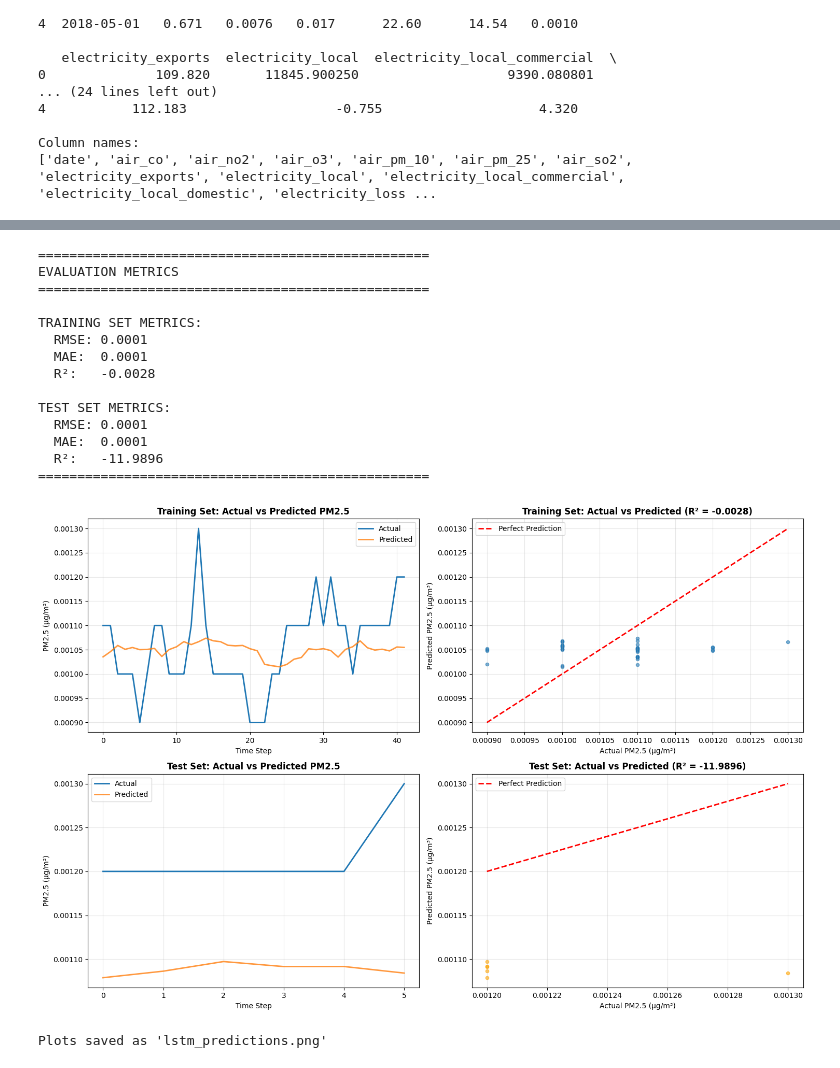
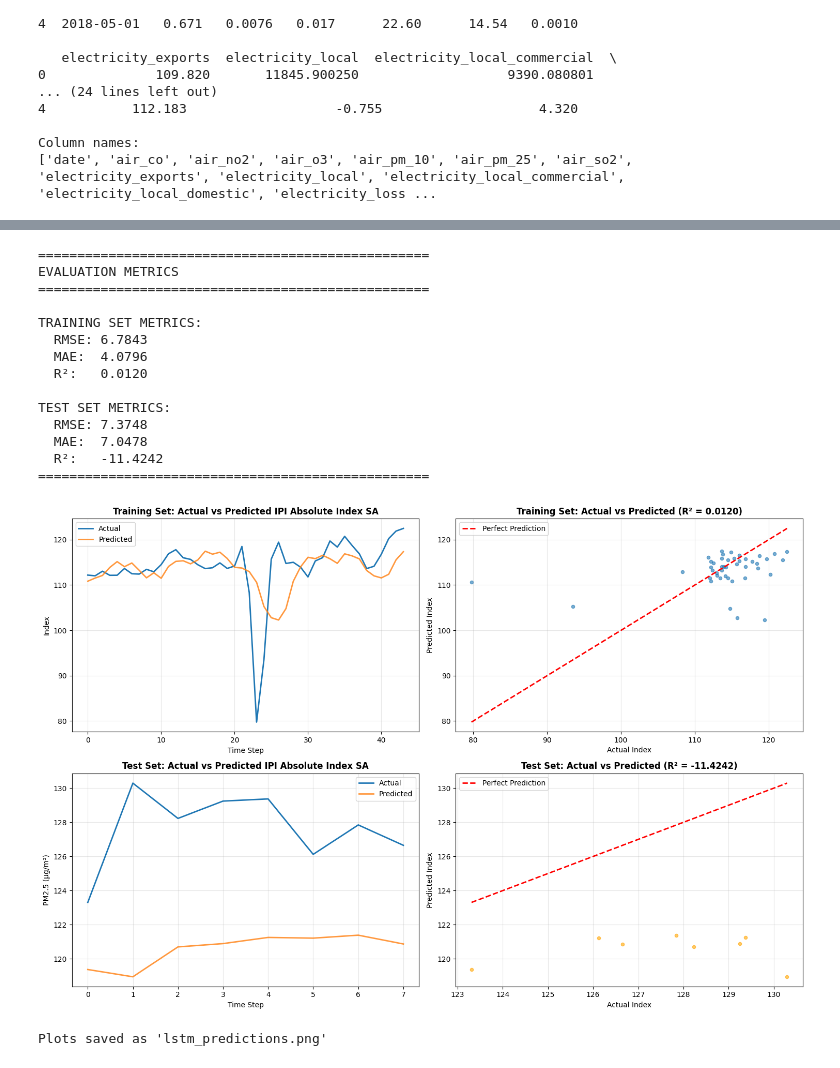
Before and after one commit to thelazycat-0728/COS40007-Design-Project, a Jupyter notebook: lstm/lstm.ipynb, the cells around one changed output, grey strips where cells are left out. Cells and saved outputs as stored; diff of their text form; code cells hidden in the pictures.

```diff
--- a/lstm/lstm.ipynb
+++ b/lstm/lstm.ipynb
@@ -42,8 +42,8 @@ Column names:
 # Target: air_so2
 # Features: ipi_growth_yoy_index_sa and electricity_local
 
-X = df[['ipi_growth_yoy_index_sa', 'electricity_local']].values
-y = df['air_so2'].values
+X = df[['air_so2', 'electricity_local', 'electricity_local_commercial']].values
+y = df['ipi_abs_index_sa'].values
 
 print(f"Feature shape: {X.shape}")
 print(f"Target shape: {y.shape}")
@@ -94,7 +94,7 @@ def create_sliding_windows(X_data, y_data, timesteps):
     return np.array(X_windows), np.array(y_targets)
 
 
-window_size = 6
+window_size = 4
 X_train_final, y_train_final = create_sliding_windows(train_X_scaled, y_train_scaled, window_size)
 X_test_final, y_test_final = create_sliding_windows(test_X_scaled, y_test_scaled, window_size)
 
@@ -104,12 +104,25 @@ LSTM Input Shape: (42, 6, 2)
 # %%
 model = Sequential([
-    # Single LSTM layer (drops return_sequences)
-    LSTM(units=32, input_shape=(window_size, X_train_final.shape[2])),
-    Dense(units=16),
-    Dense(units=1)
+    LSTM(
+        16,
+        input_shape=(
+            window_size,
+            X_train_final.shape[2]
+        )
+    ),
+
+    Dense(
+        8,
+        activation='relu'
+    ),
+
+    Dense(1)
 ])
 
-model.compile(optimizer=Adam(learning_rate=0.0001), loss='mean_squared_error')
+model.compile(
+    optimizer='adam',
+    loss='mse'
+)
 
 print("Model Architecture:")
 print(model.summary())
@@ -220,14 +233,14 @@ EVALUATION METRICS
 ==================================================
 
 TRAINING SET METRICS:
-  RMSE: 0.0001
-  MAE:  0.0001
-  R²:   -0.0028
+  RMSE: 6.7843
+  MAE:  4.0796
+  R²:   0.0120
 
 TEST SET METRICS:
-  RMSE: 0.0001
-  MAE:  0.0001
-  R²:   -11.9896
+  RMSE: 7.3748
+  MAE:  7.0478
+  R²:   -11.4242
 ==================================================
 # %%
 # Plot actual vs predicted for both train and test sets
@@ -236,9 +249,9 @@ fig, axes = plt.subplots(2, 2, figsize=(15, 10))
 # Training set - Time series plot
 axes[0, 0].plot(y_train_actual, label='Actual', linewidth=2)
 axes[0, 0].plot(y_train_pred, label='Predicted', linewidth=2, alpha=0.8)
-axes[0, 0].set_title('Training Set: Actual vs Predicted PM2.5', fontsize=12, fontweight='bold')
+axes[0, 0].set_title('Training Set: Actual vs Predicted IPI Absolute Index SA', fontsize=12, fontweight='bold')
 axes[0, 0].set_xlabel('Time Step')
-axes[0, 0].set_ylabel('PM2.5 (µg/m³)')
+axes[0, 0].set_ylabel('Index')
 axes[0, 0].legend()
 axes[0, 0].grid(True, alpha=0.3)
 
@@ -247,39 +260,39 @@ axes[0, 1].scatter(y_train_actual, y_train_pred, alpha=0.6, s=20)
 axes[0, 1].plot([y_train_actual.min(), y_train_actual.max()],
                  [y_train_actual.min(), y_train_actual.max()],
                  'r--', lw=2, label='Perfect Prediction')
 axes[0, 1].set_title(f'Training Set: Actual vs Predicted (R² = {train_r2:.4f})', fontsize=12, fontweight='bold')
-axes[0, 1].set_xlabel('Actual PM2.5 (µg/m³)')
-axes[0, 1].set_ylabel('Predicted PM2.5 (µg/m³)')
+axes[0, 1].set_xlabel('Actual Index')
+axes[0, 1].set_ylabel('Predicted Index')
 axes[0, 1].legend()
 axes[0, 1].grid(True, alpha=0.3)
 
 # Test set - Time series plot
 axes[1, 0].plot(y_test_actual, label='Actual', linewidth=2)
 axes[1, 0].plot(y_test_pred, label='Predicted', linewidth=2, alpha=0.8)
-axes[1, 0].set_title('Test Set: Actual vs Predicted PM2.5', fontsize=12, fontweight='bold')
+axes[1, 0].set_title('Test Set: Actual vs Predicted IPI Absolute Index SA', fontsize=12, fontweight='bold')
 axes[1, 0].set_xlabel('Time Step')
 axes[1, 0].set_ylabel('PM2.5 (µg/m³)')
 axes[1, 0].legend()
 axes[1, 0].grid(True, alpha=0.3)
 
 # Test set - Scatter plot
 axes[1, 1].scatter(y_test_actual, y_test_pred, alpha=0.6, s=20, color='orange')
 axes[1, 1].plot([y_test_actual.min(), y_test_actual.max()],
                  [y_test_actual.min(), y_test_actual.max()],
                  'r--', lw=2, label='Perfect Prediction')
 axes[1, 1].set_title(f'Test Set: Actual vs Predicted (R² = {test_r2:.4f})', fontsize=12, fontweight='bold')
-axes[1, 1].set_xlabel('Actual PM2.5 (µg/m³)')
-axes[1, 1].set_ylabel('Predicted PM2.5 (µg/m³)')
+axes[1, 1].set_xlabel('Actual Index')
+axes[1, 1].set_ylabel('Predicted Index')
 axes[1, 1].legend()
 axes[1, 1].grid(True, alpha=0.3)
 
 plt.tight_layout()
 plt.savefig('lstm_predictions.png', dpi=300, bbox_inches='tight')
 plt.show()
 
 print("Plots saved as 'lstm_predictions.png'")
 # %% [output]
-[figure, old version]
+[figure, new version]
 Plots saved as 'lstm_predictions.png'
 # %%
 # Plot training history
```
Also changed, not shown: parts of 7 cells of this notebook, 10 other files.
